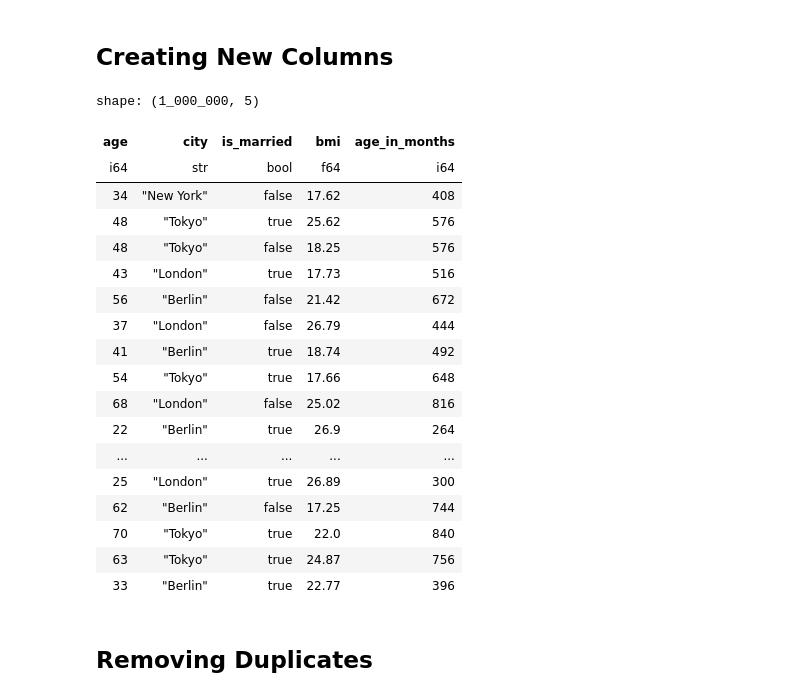
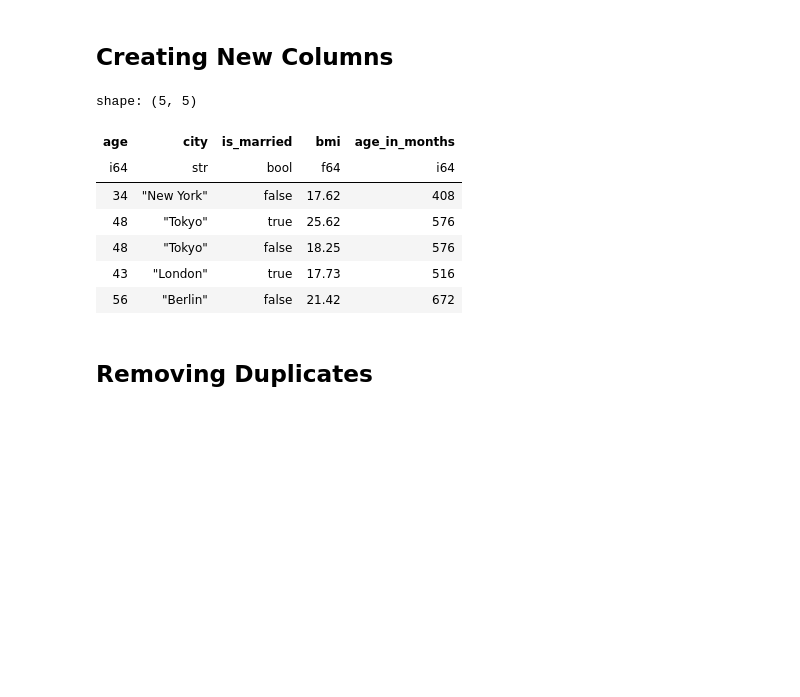
Before and after one commit to smortezah/portfolio, a Jupyter notebook: eda/polars.ipynb, the cells around one changed output. Drawn from its saved outputs; the diff is of its cells as text; code cells hidden in the pictures; blank space fills up the shorter version.

```diff
--- a/eda/polars.ipynb
+++ b/eda/polars.ipynb
@@ -76,9 +78,7 @@ shape: (9, 5)
 # Create some missing data.
 # Whenever 'age' is over 68, corresponding 'bmi' becomes 'null'
 df = df.with_columns(
-    pl.when(pl.col("age") > 68).then(None).otherwise(pl.col("bmi")).alias(
-        "bmi"
-    )
+    pl.when(pl.col("age") > 68).then(None).otherwise(pl.col("bmi")).alias("bmi")
 )
 # %%
 # Counting missing values
@@ -151,27 +129,16 @@ shape: (1_000_000, 1)
 ## Creating New Columns
 # %%
 # Create a new column 'age_in_months' (show only)
-df.with_columns((pl.col("age") * 12).alias("age_in_months"))
+df.with_columns((pl.col("age") * 12).alias("age_in_months")).head()
 # %% [output]
-shape: (1_000_000, 5)
+shape: (5, 5)
 | age | city | is_married | bmi | age_in_months |
 | i64 | str | bool | f64 | i64 |
 | 34 | "New York" | false | 17.62 | 408 |
 | 48 | "Tokyo" | true | 25.62 | 576 |
 | 48 | "Tokyo" | false | 18.25 | 576 |
 | 43 | "London" | true | 17.73 | 516 |
 | 56 | "Berlin" | false | 21.42 | 672 |
-| 37 | "London" | false | 26.79 | 444 |
-| 41 | "Berlin" | true | 18.74 | 492 |
-| 54 | "Tokyo" | true | 17.66 | 648 |
-| 68 | "London" | false | 25.02 | 816 |
-| 22 | "Berlin" | true | 26.9 | 264 |
-| ... | ... | ... | ... | ... |
-| 25 | "London" | true | 26.89 | 300 |
-| 62 | "Berlin" | false | 17.25 | 744 |
-| 70 | "Tokyo" | true | 22.0 | 840 |
-| 63 | "Tokyo" | true | 24.87 | 756 |
-| 33 | "Berlin" | true | 22.77 | 396 |
 # %% [markdown]
 ## Removing Duplicates
 # %%
```
Also changed, not shown: parts of 31 cells of this notebook.
